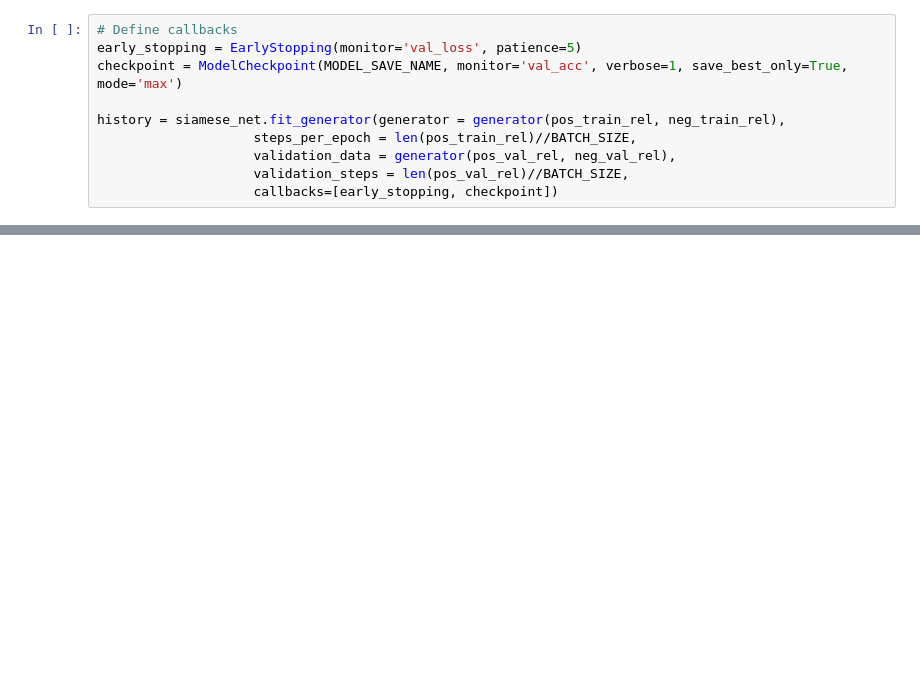
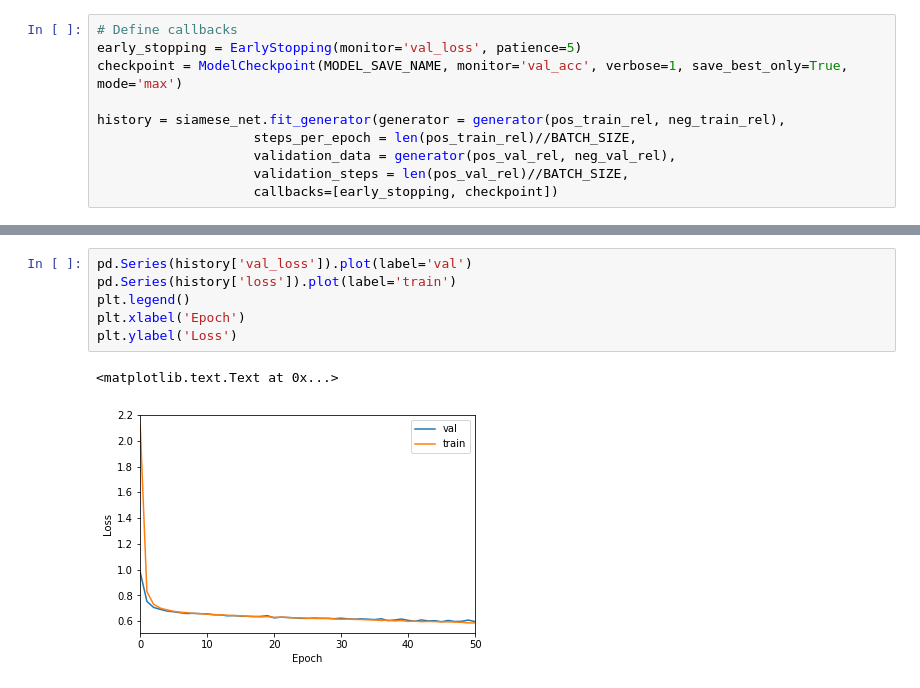
Before and after one commit to wzeyuann/music_influence, a Jupyter notebook: siamese/Siamese-First-Track.ipynb, the cells around one changed output, grey strips where cells are left out. Cells and saved outputs as stored; diff of their text form; blank space fills up the shorter version.

```diff
--- a/siamese/Siamese-First-Track.ipynb
+++ b/siamese/Siamese-First-Track.ipynb
@@ -182,0 +205,9 @@ history = siamese_net.fit_generator(generator = generator(pos_train_rel, neg_tra
+# %%
+pd.Series(history['val_loss']).plot(label='val')
+pd.Series(history['loss']).plot(label='train')
+plt.legend()
+plt.xlabel('Epoch')
+plt.ylabel('Loss')
+# %% [output]
+<matplotlib.text.Text at 0x...>
+[figure, added]
```
Also changed, not shown: parts of 6 cells of this notebook, 15 other files.
